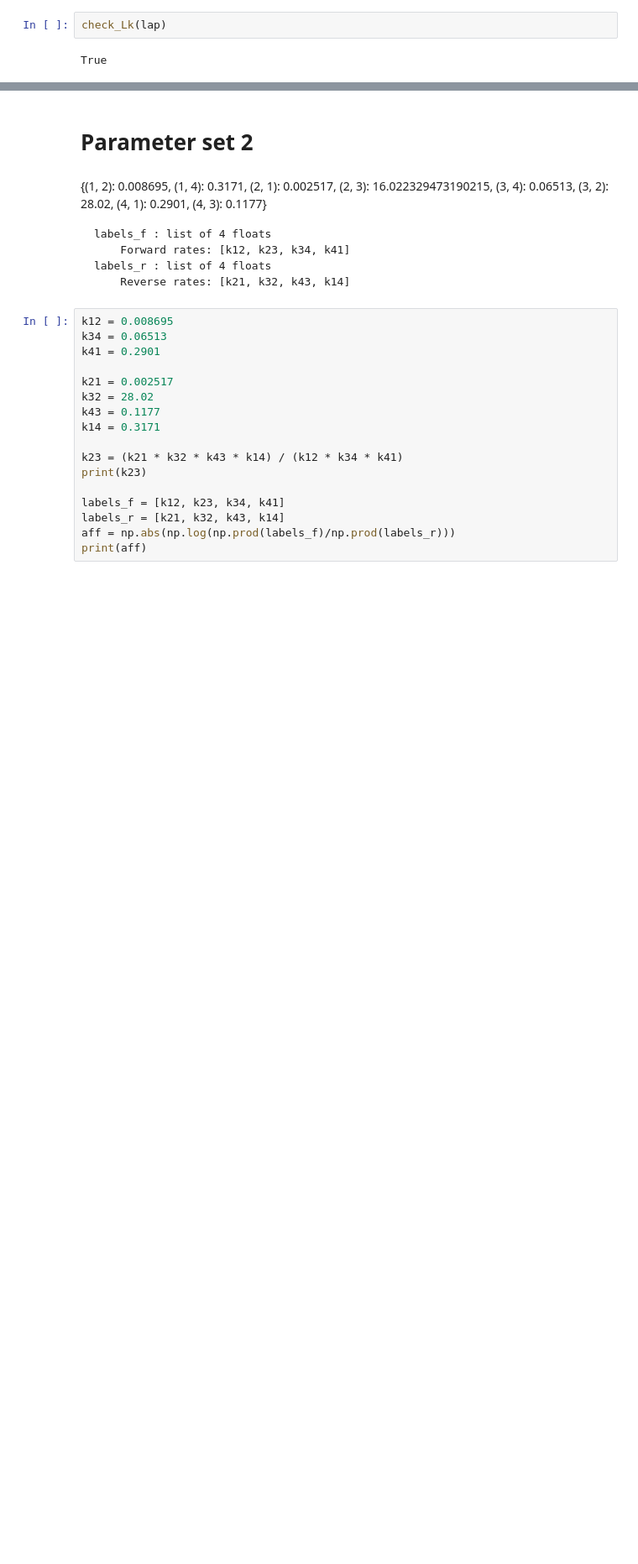
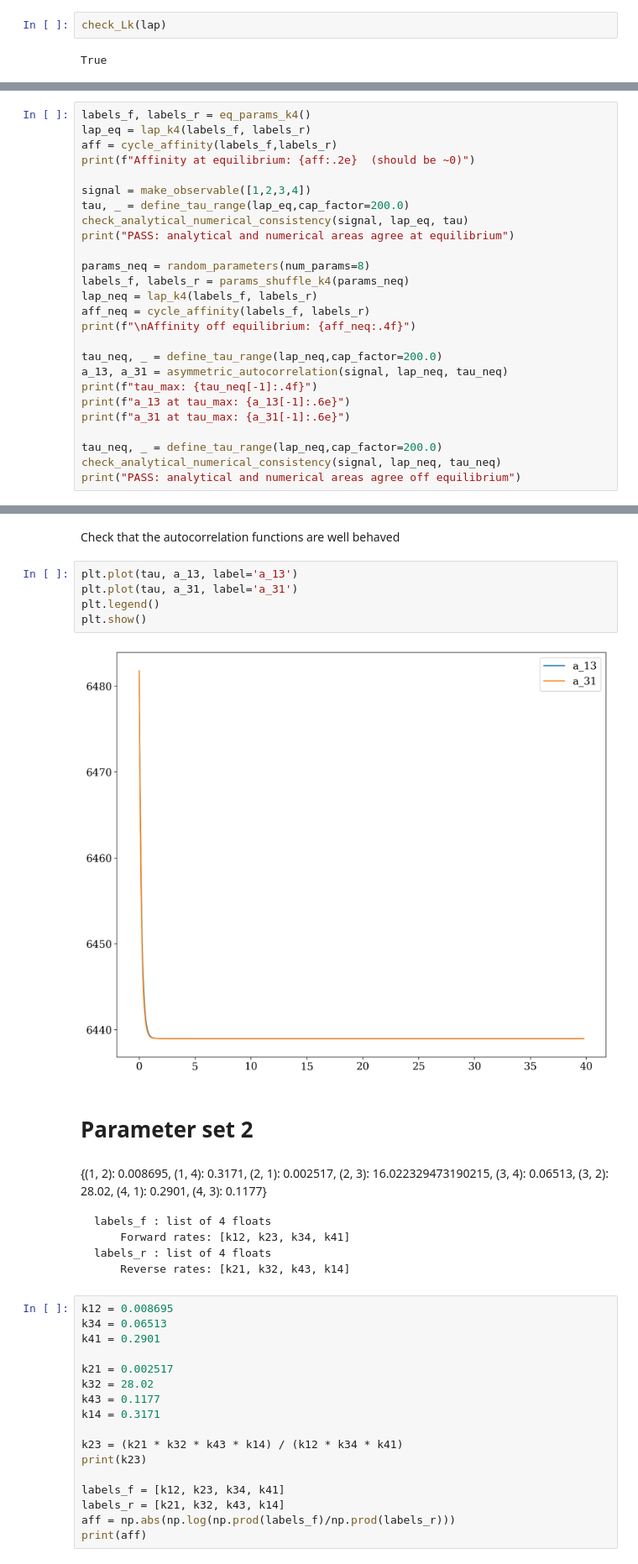
Before and after one commit to sjhaque14/steinberg-signature, a Jupyter notebook: k4_analytical.ipynb, the cells around one changed output, grey strips where cells are left out. Shown at 84% size. Saved outputs shown, nothing was run; the diff lists cells and outputs as text; blank space fills up the shorter version.

```diff
--- a/k4_analytical.ipynb
+++ b/k4_analytical.ipynb
@@ -134,0 +156,26 @@ True
+# %%
+labels_f, labels_r = eq_params_k4()
+lap_eq = lap_k4(labels_f, labels_r)
+aff = cycle_affinity(labels_f,labels_r)
+print(f"Affinity at equilibrium: {aff:.2e}  (should be ~0)")
+
+signal = make_observable([1,2,3,4])
+tau, _ = define_tau_range(lap_eq,cap_factor=200.0)
+check_analytical_numerical_consistency(signal, lap_eq, tau)
+print("PASS: analytical and numerical areas agree at equilibrium")
+
+params_neq = random_parameters(num_params=8)
+labels_f, labels_r = params_shuffle_k4(params_neq)
+lap_neq = lap_k4(labels_f, labels_r)
+aff_neq = cycle_affinity(labels_f, labels_r)
+print(f"\nAffinity off equilibrium: {aff_neq:.4f}")
+
+tau_neq, _ = define_tau_range(lap_neq,cap_factor=200.0)
+a_13, a_31 = asymmetric_autocorrelation(signal, lap_neq, tau_neq)
+print(f"tau_max: {tau_neq[-1]:.4f}")
+print(f"a_13 at tau_max: {a_13[-1]:.6e}")
+print(f"a_31 at tau_max: {a_31[-1]:.6e}")
+
+tau_neq, _ = define_tau_range(lap_neq,cap_factor=200.0)
+check_analytical_numerical_consistency(signal, lap_neq, tau_neq)
+print("PASS: analytical and numerical areas agree off equilibrium")
@@ -135,3 +191,12 @@ True
+# %% [markdown]
+Check that the autocorrelation functions are well behaved
+# %%
+plt.plot(tau, a_13, label='a_13')
+plt.plot(tau, a_31, label='a_31')
+plt.legend()
+plt.show()
+# %% [output]
+[figure, added]
 # %% [markdown]
 # Parameter set 2
 # %% [markdown]
```
Also changed, not shown: parts of 22 cells of this notebook, 2 other files.
